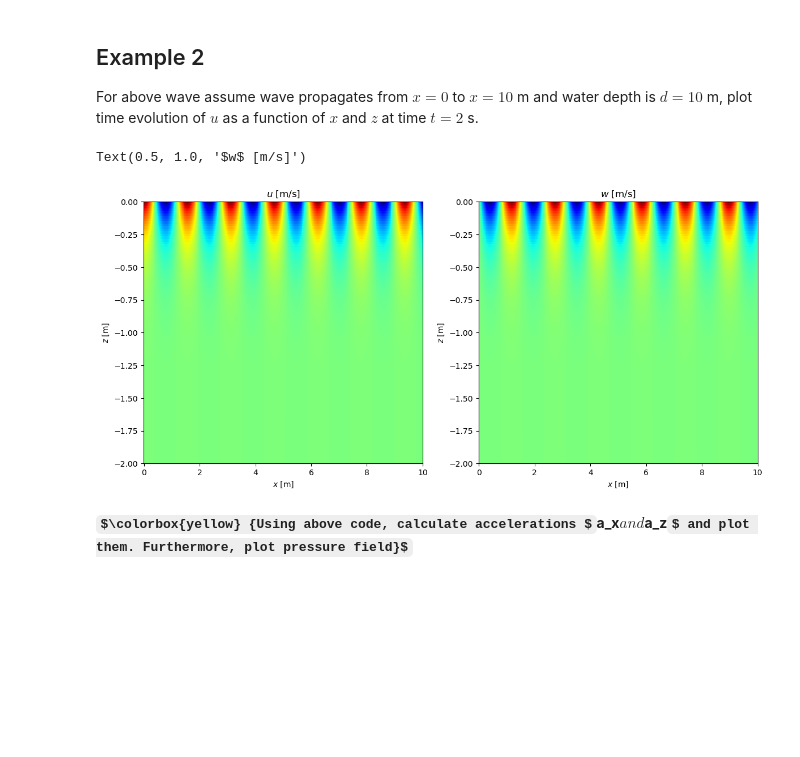
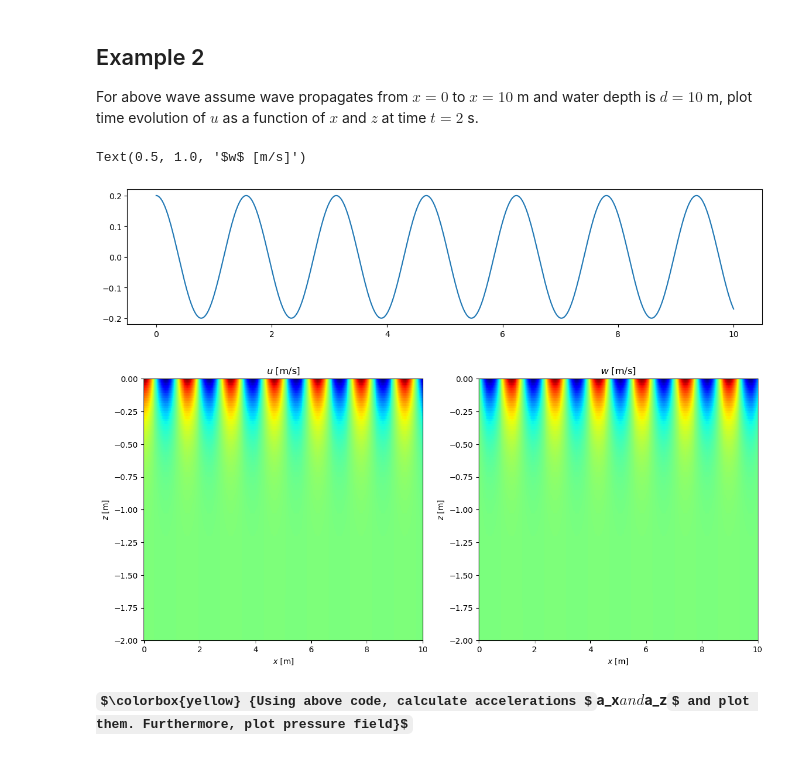
Before and after one commit to MostafaBakhoda/OceanWaves, a Jupyter notebook: Linear_Wave_Theory_Basics.ipynb, the cells around one changed output. Drawn from its saved outputs; the diff is of its cells as text; code cells hidden in the pictures; some formulas as TeX source; blank space fills up the shorter version.

```diff
--- a/Linear_Wave_Theory_Basics.ipynb
+++ b/Linear_Wave_Theory_Basics.ipynb
@@ -134,37 +134,42 @@ x=0
 g=9.8
 omega=2*np.pi*freq
 k=omega**2/g
-zeta=zetaA*np.cos(omega*time-k*x)
 
 
 x=np.linspace(0,xe,nx)
 z=np.linspace(-d,0,nz)
 
+zeta=zetaA*np.cos(omega*time-k*x)
 u=np.zeros((nx,nz))
 w=np.zeros((nx,nz))
 for iz in range(nz):
     for ix in range(nx):
         u[ix,iz]=zetaA*omega*np.cosh(k*(z[iz]+d))/np.cosh(k*d)*np.cos(omega*time-k*x[ix])
         w[ix,iz]=zetaA*omega*np.cosh(k*(z[iz]+d))/np.cosh(k*d)*np.sin(omega*time-k*x[ix])
 
-
+plt.figure(figsize=(14,3))
+plt.plot(x,zeta)
+plt.xlabel(r"Time [m]")
+plt.ylabel(r"$z$ [m]")
+plt.title(r"$u$ [m/s]")
 
 plt.figure(figsize=(14,6))
 plt.subplot(1,2,1)
 plt.pcolormesh(x,z,u.T,cmap="jet");
 plt.ylim(-2,0)
 plt.xlabel(r"$x$ [m]")
 plt.ylabel(r"$z$ [m]")
 plt.title(r"$u$ [m/s]")
 plt.subplot(1,2,2)
 plt.pcolormesh(x,z,w.T,cmap="jet");
 plt.ylim(-2,0)
 plt.xlabel(r"$x$ [m]")
 plt.ylabel(r"$z$ [m]")
 plt.title(r"$w$ [m/s]")
 # %% [output]
 Text(0.5, 1.0, '$w$ [m/s]')
-[figure, old version]
+[figure, new version]
+[figure, added]
 # %% [markdown]
 **$\colorbox{yellow} {Using above code, calculate accelerations $a_x$ and $a_z$ and plot them. Furthermore, plot pressure field}$**
 # %% [markdown]
```
